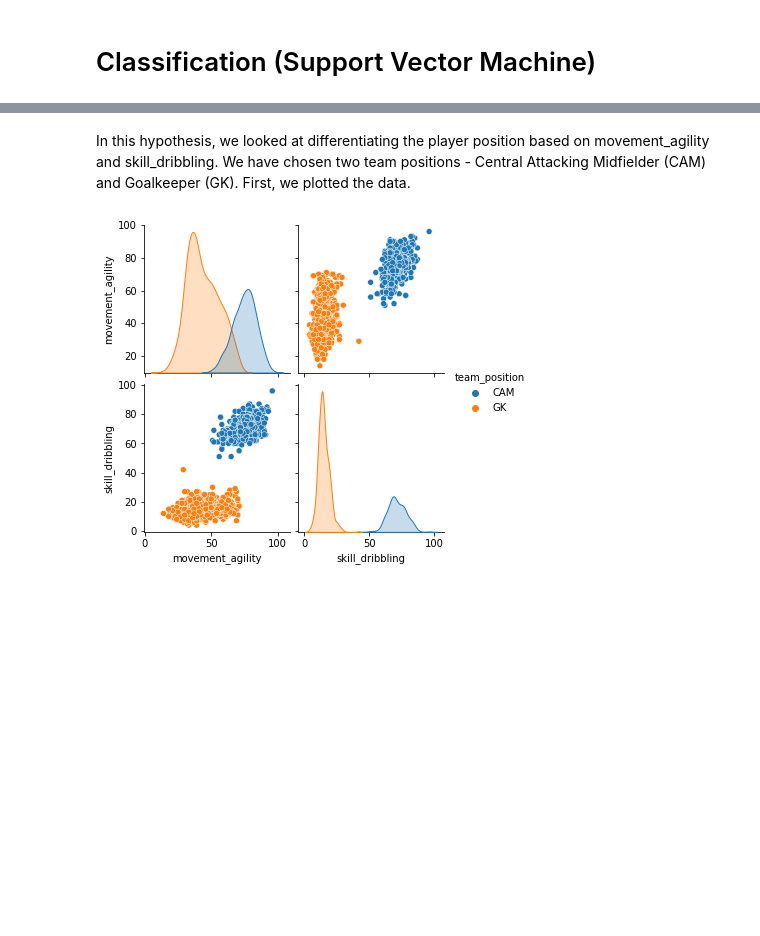
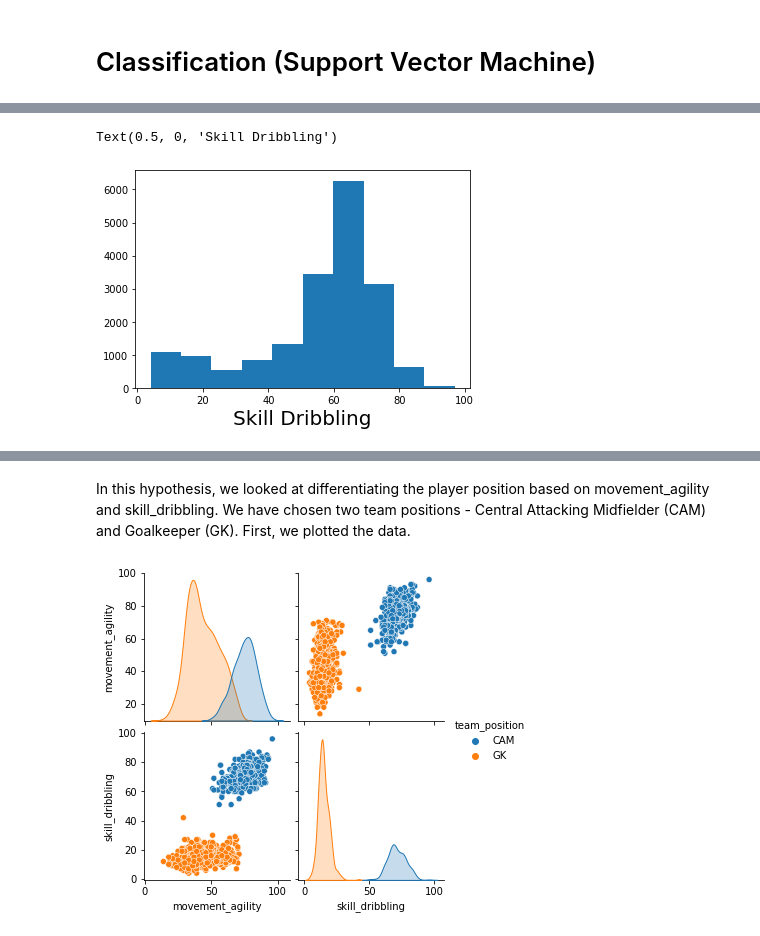
Before and after one commit to Patrik47/oznal, a Jupyter notebook: classification.ipynb, the cells around one changed output, grey strips where cells are left out. Cells and saved outputs as stored; diff of their text form; code cells hidden in the pictures; blank space fills up the shorter version.

```diff
--- a/classification.ipynb
+++ b/classification.ipynb
@@ -16,0 +35,6 @@ fifa_20_players = pd.read_csv("players_20.csv")
+# %%
+plt.hist(fifa_20_players.skill_dribbling)
+plt.xlabel('Skill Dribbling', fontsize=20)
+# %% [output]
+Text(0.5, 0, 'Skill Dribbling')
+[figure, added]
```
Also changed, not shown: parts of 4 cells of this notebook, 1 other file.
